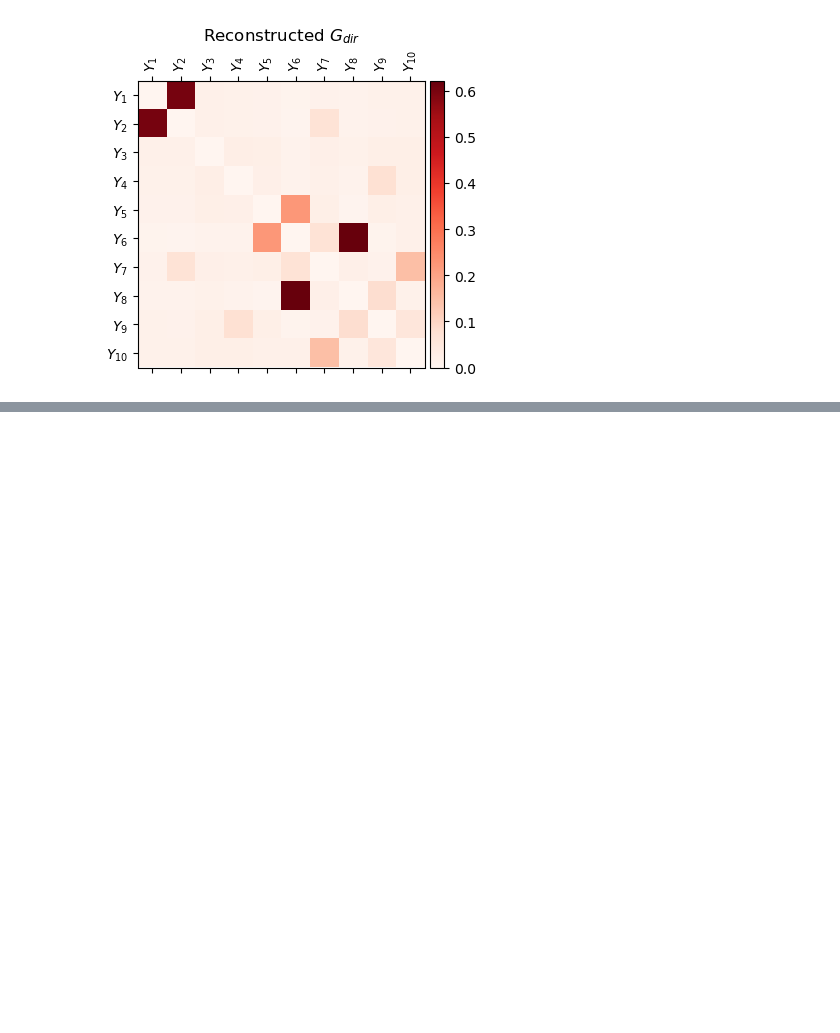
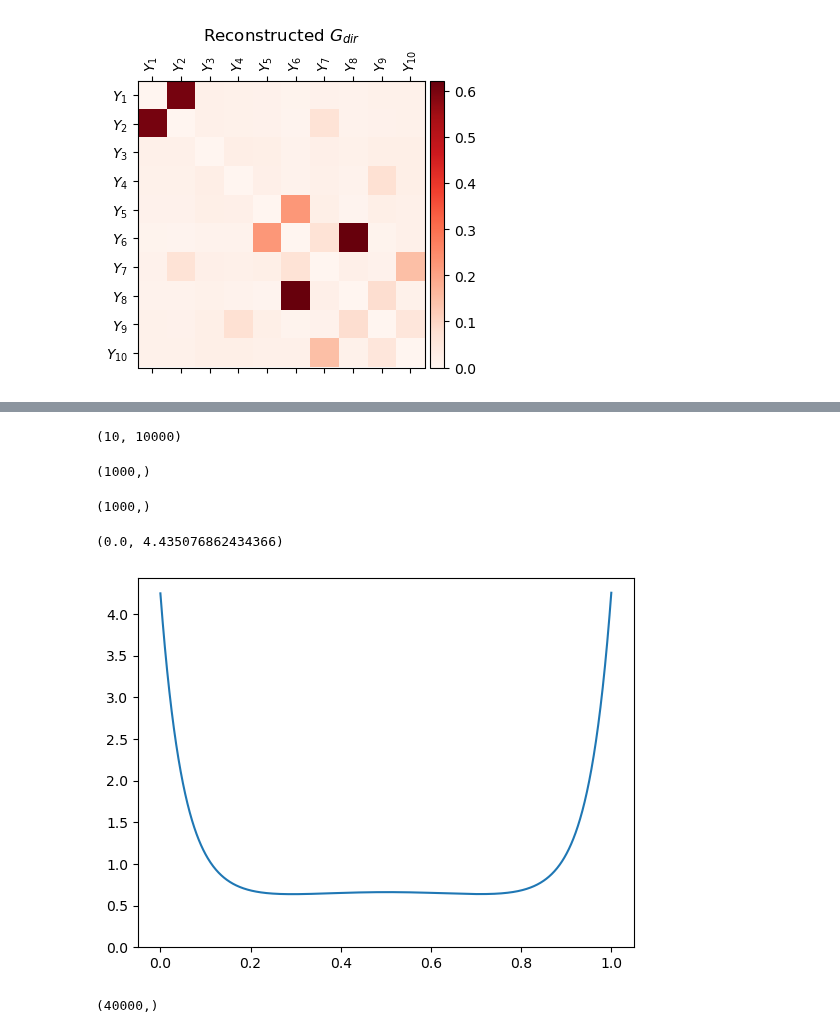
Before and after one commit to jonasbruhub/Analysis-of-Production-flow-systems-with-focus-on-industry, a Jupyter notebook: Simulations and code/Example Network Gaussian 10.ipynb, the cells around one changed output, grey strips where cells are left out. Drawn from its saved outputs; the diff is of its cells as text; code cells hidden in the pictures; blank space fills up the shorter version.

```diff
--- a/Simulations and code/Example Network Gaussian 10.ipynb
+++ b/Simulations and code/Example Network Gaussian 10.ipynb
@@ -398,0 +567,28 @@ plt.savefig(graphics_path + "/Reconstructed GDir.pdf", bbox_inches='tight');
+# %%
+a1_all_approx = ComputeA1Approx(U, h, 3_000)
+# %%
+a2_all_approx = ComputeA2Approx(U, h, 3_000)
+# %%
+x_eval = np.linspace(0,1,1000)
+a2 = a2_all_approx
+a1 = a1_all_approx
+# %%
+a1.shape
+# %% [output]
+(10, 10000)
+# %%
+((x_eval[None,:] - U[0,:,None])/h[0] * a1[0,:,None]).sum(axis=0).shape
+# %% [output]
+(1000,)
+# %%
+res = (np.exp(((a2[0,:,None] - a1[0,:,None]* (x_eval[None,:] - U[0,:,None])/h[0] ) / (a2[0,:,None] * a0[0,:,None] - a1[0,:,None]**2) ) - 1 - 1/2 * ((x_eval[None,:] - U[0,:,None])/h[0])**2) ).sum(axis=0) / (h[0] * np.sqrt(2*np.pi))
+# %%
+res.shape
+# %% [output]
+(1000,)
+# %%
+plt.plot(x_eval,res / res.sum()*res.shape[0])
+plt.ylim(0)
+# %% [output]
+(0.0, 4.435076862434366)
+[figure, added]
@@ -398,0 +603,4 @@ plt.savefig(graphics_path + "/Reconstructed GDir.pdf", bbox_inches='tight');
+# %%
+y_eval.shape
+# %% [output]
+(40000,)
```
Also changed, not shown: parts of 130 cells of this notebook, 12 other files.
